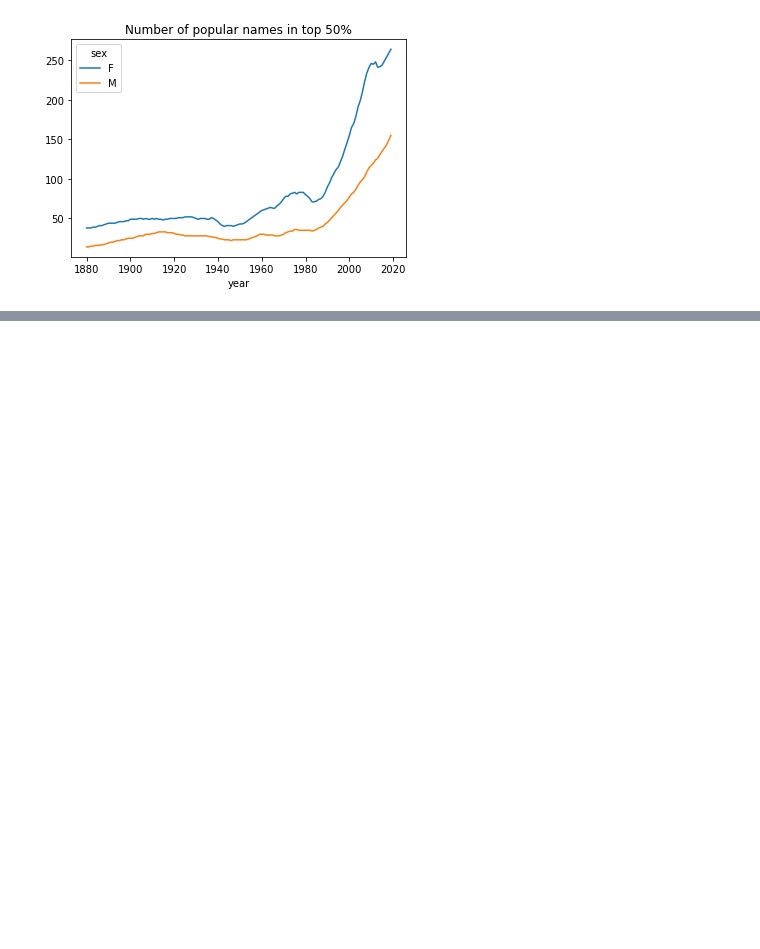
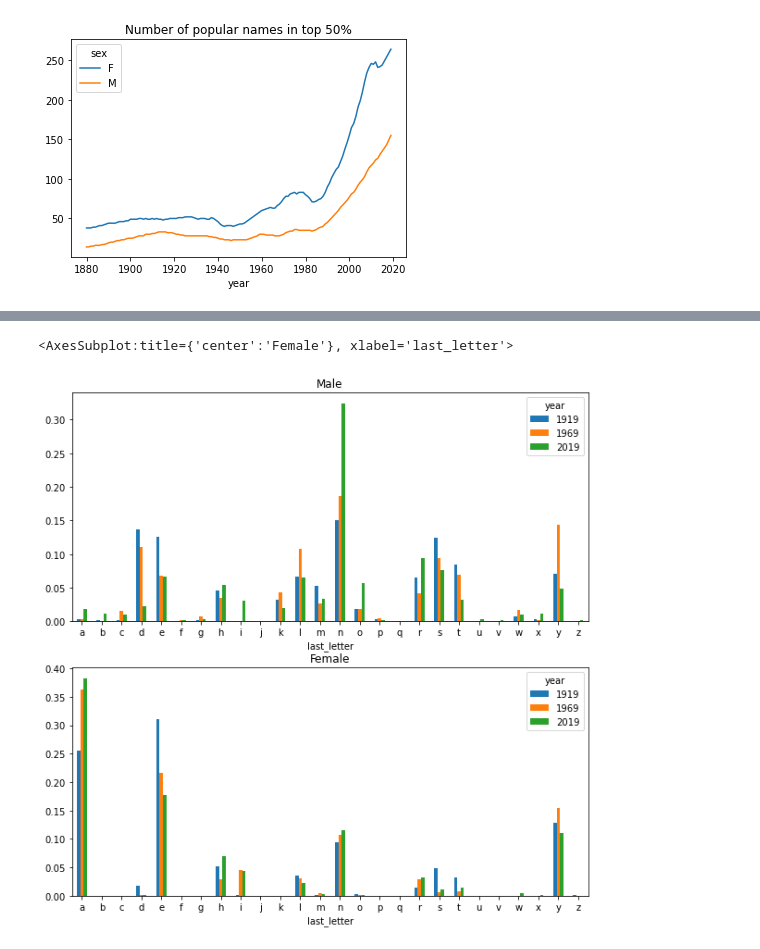
Before and after one commit to Kseniya22082003/Child_names.PD, a Jupyter notebook: Baby's_names.ipynb, the cells around one changed output, grey strips where cells are left out. Cells and saved outputs as stored; diff of their text form; code cells hidden in the pictures; blank space fills up the shorter version.

```diff
--- a/Baby's_names.ipynb
+++ b/Baby's_names.ipynb
@@ -234,0 +238,6 @@ diversity.plot(title = 'Number of popular names in top 50%')
+# %%
+get_last_letter = lambda x: x[-1]
+last_letters = names.name.map(get_last_letter)
+last_letters.name = 'last_letter' # Присваивание названия столбцу
+# %%
+table = names.pivot_table('births', index = last_letters, columns = ['sex','year'], aggfunc = sum)
@@ -234,0 +267,2 @@ diversity.plot(title = 'Number of popular names in top 50%')
+# %%
+subtable = table.reindex(columns = [1919, 1969, 2019],level = 'year')
@@ -234,0 +291,2 @@ diversity.plot(title = 'Number of popular names in top 50%')
+# %%
+letter_prop = subtable/subtable.sum()
@@ -234,0 +315,7 @@ diversity.plot(title = 'Number of popular names in top 50%')
+# %%
+fig, axis = plt.subplots(2, 1, figsize =(10,10))
+letter_prop['M'].plot(kind='bar', rot=0, ax=axis[0], title='Male')
+letter_prop['F'].plot(kind ='bar', rot =0,ax=axis[1], title='Female')
+# %% [output]
+<AxesSubplot:title={'center':'Female'}, xlabel='last_letter'>
+[figure, added]
```
Also changed, not shown: parts of 6 cells of this notebook.
